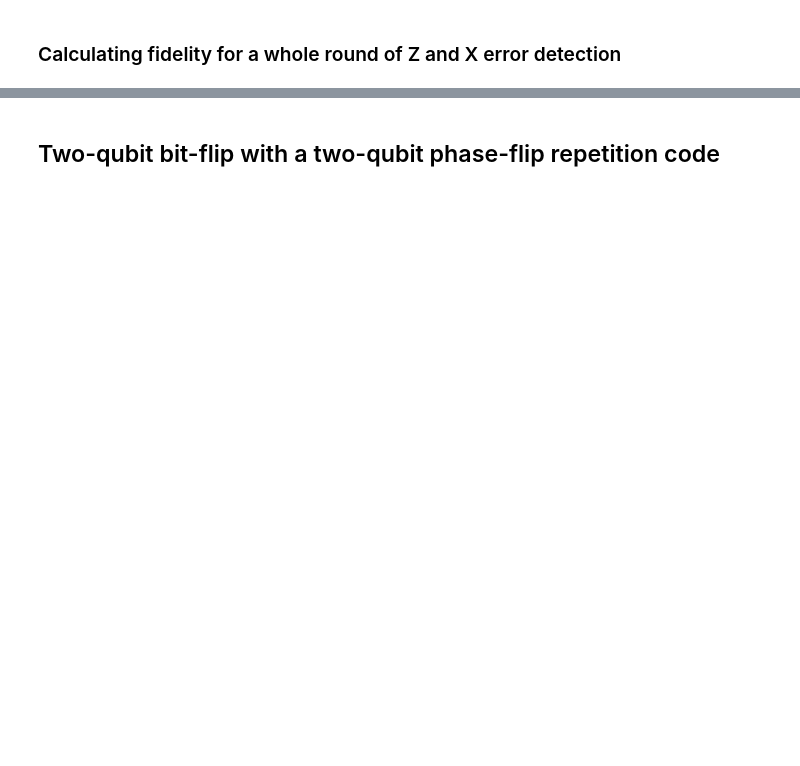
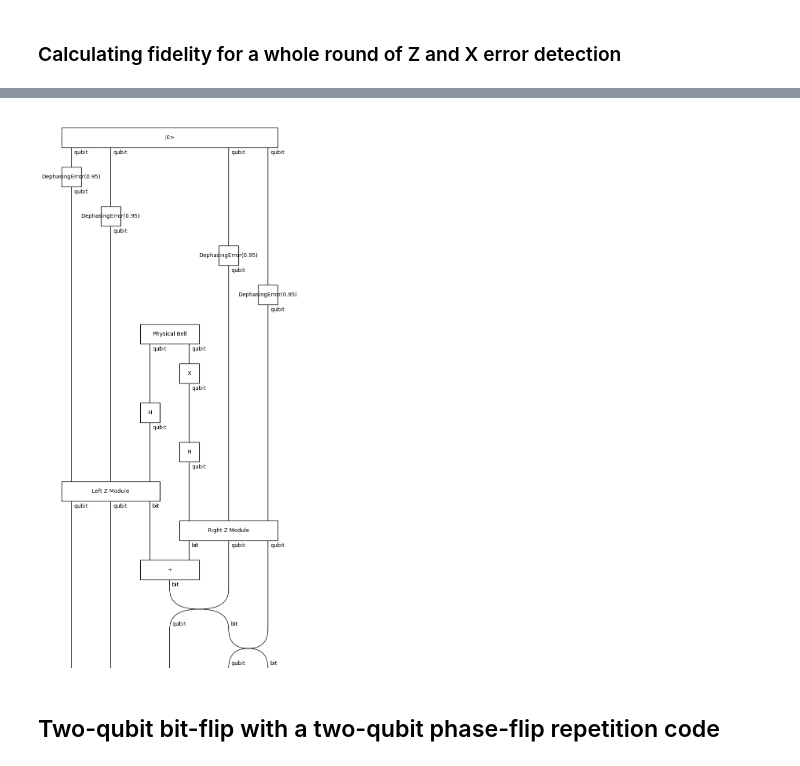
Before and after one commit to quantinuum-dev/optyx, a Jupyter notebook: notebooks/distributed-412-code.ipynb, the cells around one changed output, grey strips where cells are left out. Cells and saved outputs as stored; diff of their text form; code cells hidden in the pictures; blank space fills up the shorter version.

```diff
--- a/notebooks/distributed-412-code.ipynb
+++ b/notebooks/distributed-412-code.ipynb
@@ -185,6 +200,8 @@ print("Calculated fidelity a whole round of error detection:", np.sqrt(fidelity.
 # %%
-Imperfect_circuit = Logical_bell >> diag_pow(DephasingError(p_error), 4) >> Physical_Z_detector
+Imperfect_circuit = Logical_0 >> DephasingError(p_error) ** 4 >> Physical_Z_detector
 Imperfect_circuit.draw()
+# %% [output]
+[figure, added]
 # %% [markdown]
 ## Two-qubit bit-flip with a two-qubit phase-flip repetition code
 # %%
```
Also changed, not shown: parts of 23 cells of this notebook.
